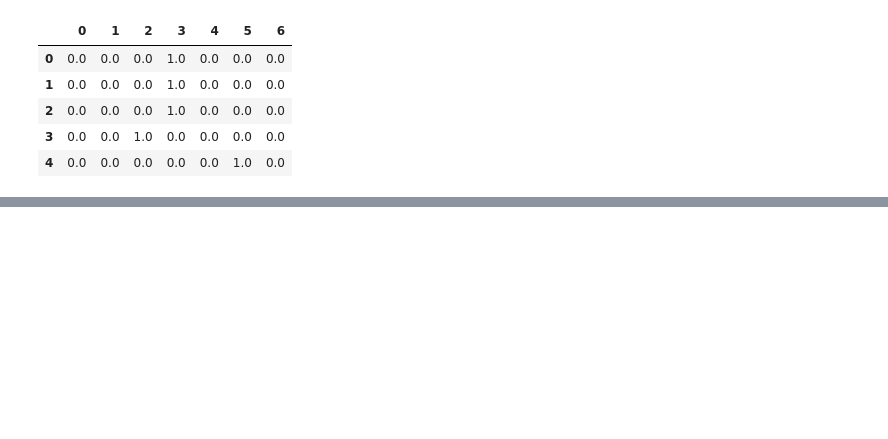
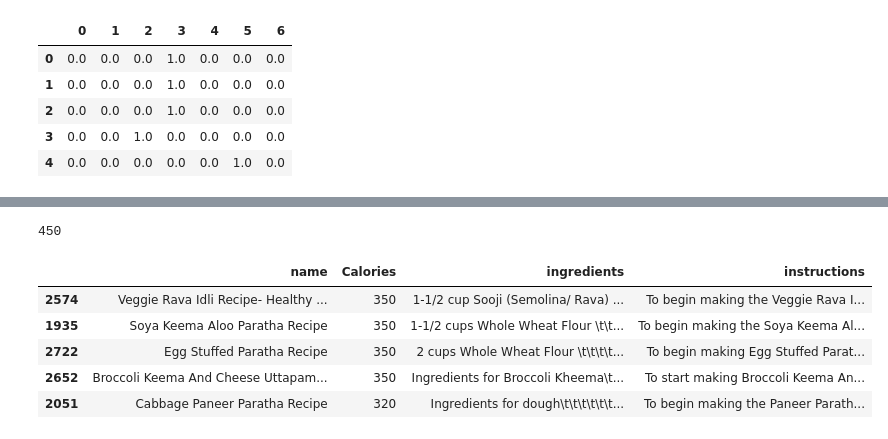
Before and after one commit to Sarbo-2004/Personalized-Diet-recomomendation, a Jupyter notebook: diet_recommendation.ipynb, the cells around one changed output, grey strips where cells are left out. Drawn from its saved outputs; the diff is of its cells as text; code cells hidden in the pictures; blank space fills up the shorter version.

```diff
--- a/diet_recommendation.ipynb
+++ b/diet_recommendation.ipynb
@@ -423,0 +312,4 @@ See the caveats in the documentation: https://pandas.pydata.org/pandas-docs/stab
+# %%
+breakfastfoodseparatedIDdata['Calories'].max()
+# %% [output]
+450
@@ -423,0 +321,47 @@ See the caveats in the documentation: https://pandas.pydata.org/pandas-docs/stab
+# %%
+from sklearn.neighbors import KNeighborsRegressor
+calorie_data = np.array(breakfastfoodseparatedIDdata['Calories']).reshape(-1, 1)
+knn = KNeighborsRegressor(n_neighbors=5)
+# %%
+import numpy as np
+import pandas as pd
+from sklearn.neighbors import NearestNeighbors
+
+def recommend_knn(calorie_input, breakfast_df, diet_preference, n_neighbors=5):
+    """
+    Recommend breakfast items using K-Nearest Neighbors based on calorie similarity.
+    """
+    # Filter by diet preference
+    filtered_df = breakfast_df[breakfast_df["diet"] == diet_preference]
+    if filtered_df.empty:
+        return f"No {diet_preference} breakfast items available."
+
+    # Extract calorie values for KNN
+    calorie_data = filtered_df[['Calories']].values
+
+    # Fit KNN model
+    knn = NearestNeighbors(n_neighbors=min(n_neighbors, len(filtered_df)), metric='euclidean')
+    knn.fit(calorie_data)
+
+    # Find nearest neighbors
+    distances, indices = knn.kneighbors([[calorie_input]])
+
+    # Get recommended items
+    recommended_items = filtered_df.iloc[indices[0]]
+
+    return recommended_items[['name', 'Calories', 'ingredients', 'instructions']]
+
+# Example usage:
+# calorie_input = 600
+# diet_preference = "Vegetarian"
+# recommendations = recommend_knn(calorie_input, breakfast_df, diet_preference)
+# print(recommendations)
+# %%
+recommend_knn(350,breakfastfoodseparatedIDdata,'Vegetarian')
+# %% [output]
+|  | name | Calories | ingredients | instructions |
+| 2574 | Veggie Rava Idli Recipe- Healthy ... | 350 | 1-1/2 cup Sooji (Semolina/ Rava) ... | To begin making the Veggie Rava I... |
+| 1935 | Soya Keema Aloo Paratha Recipe | 350 | 1-1/2 cups Whole Wheat Flour \t\t... | To begin making the Soya Keema Al... |
+| 2722 | Egg Stuffed Paratha Recipe | 350 | 2 cups Whole Wheat Flour \t\t\t\t... | To begin making Egg Stuffed Parat... |
+| 2652 | Broccoli Keema And Cheese Uttapam... | 350 | Ingredients for Broccoli Kheema\t... | To start making Broccoli Keema An... |
+| 2051 | Cabbage Paneer Paratha Recipe | 320 | Ingredients for dough\t\t\t\t\t\t... | To begin making the Paneer Parath... |
```
Also changed, not shown: parts of 11 cells of this notebook.
